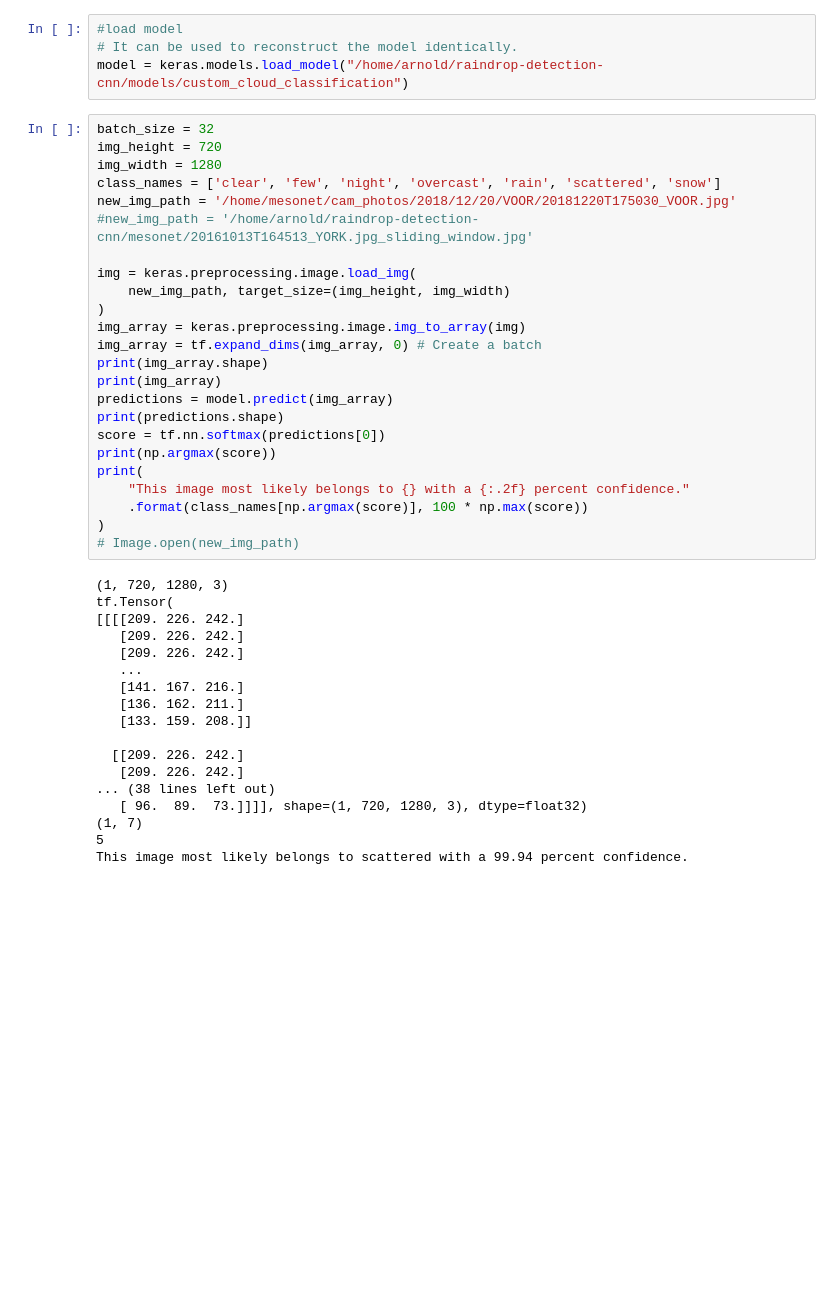
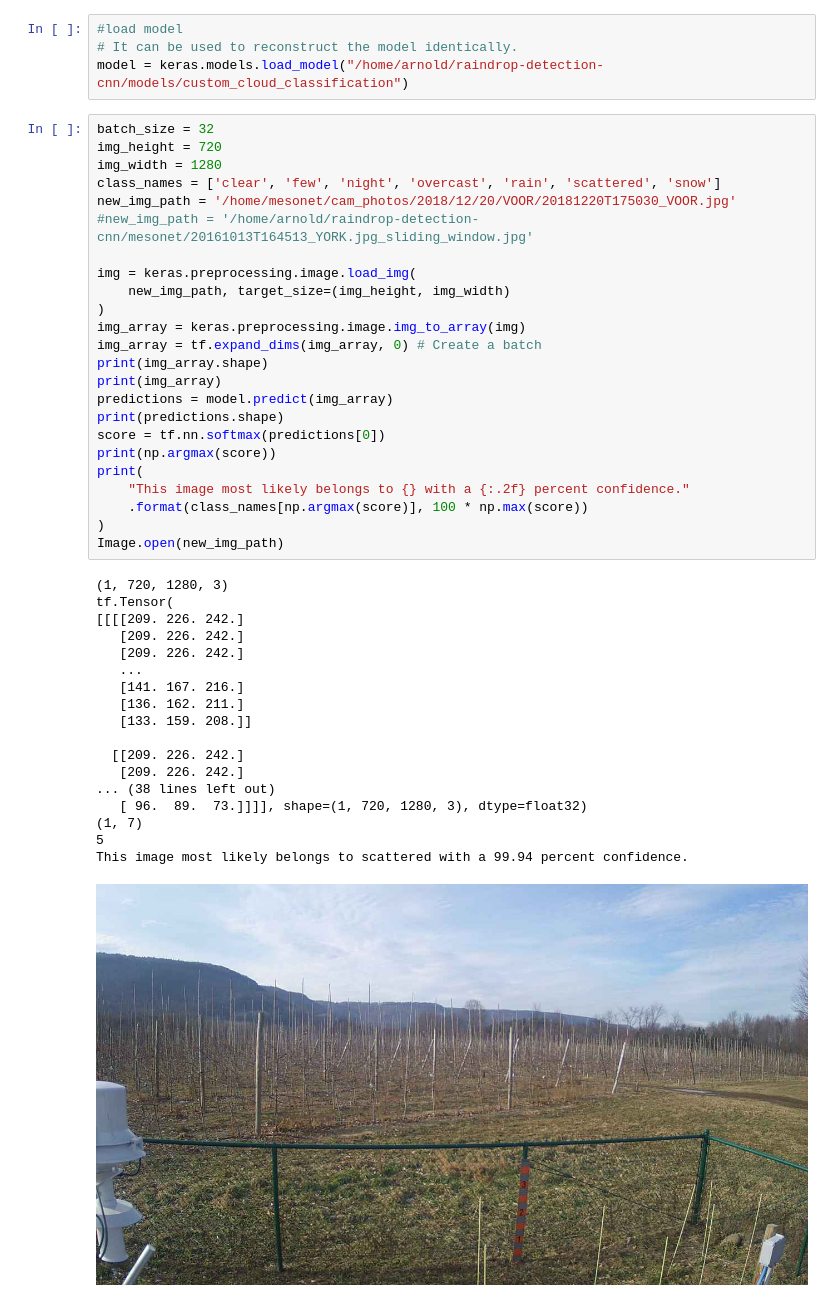
Before and after one commit to arnoldas500/clouds_detection, a Jupyter notebook: batch_classification.ipynb, the cells around one changed output. Saved outputs shown, nothing was run; the diff lists cells and outputs as text; blank space fills up the shorter version.

```diff
--- a/batch_classification.ipynb
+++ b/batch_classification.ipynb
@@ -31,34 +31,35 @@ img = keras.preprocessing.image.load_img(
 img_array = keras.preprocessing.image.img_to_array(img)
 img_array = tf.expand_dims(img_array, 0) # Create a batch
 print(img_array.shape)
 print(img_array)
 predictions = model.predict(img_array)
 print(predictions.shape)
 score = tf.nn.softmax(predictions[0])
 print(np.argmax(score))
 print(
     "This image most likely belongs to {} with a {:.2f} percent confidence."
     .format(class_names[np.argmax(score)], 100 * np.max(score))
 )
-# Image.open(new_img_path)
+Image.open(new_img_path)
 # %% [output]
 (1, 720, 1280, 3)
 tf.Tensor(
 [[[[209. 226. 242.]
    [209. 226. 242.]
    [209. 226. 242.]
    ...
    [141. 167. 216.]
    [136. 162. 211.]
    [133. 159. 208.]]
 
   [[209. 226. 242.]
    [209. 226. 242.]
 ... (38 lines left out)
    [ 96.  89.  73.]]]], shape=(1, 720, 1280, 3), dtype=float32)
 (1, 7)
 5
 This image most likely belongs to scattered with a 99.94 percent confidence.
+[figure, added]
 # %%
 #test image
 cloud = Image.open(new_img_path)
```
Also changed, not shown: parts of 11 cells of this notebook.
